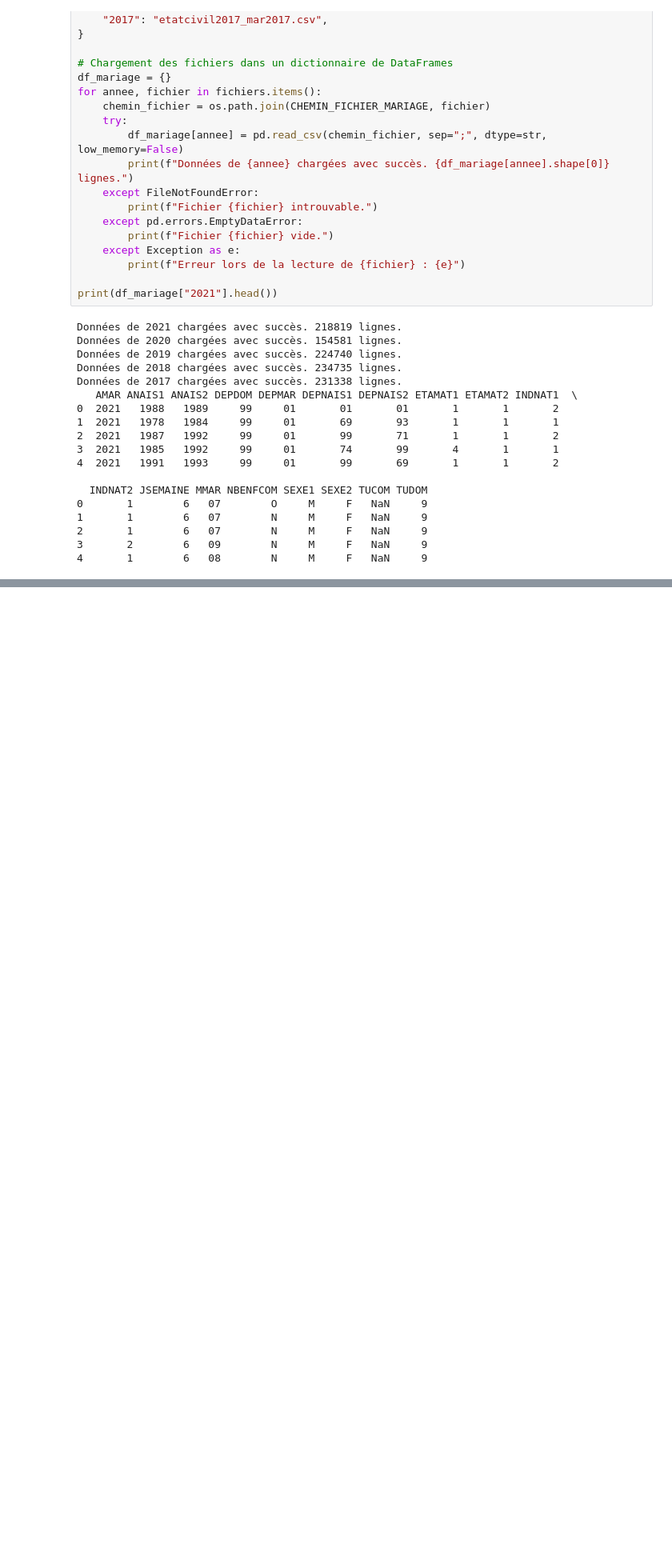
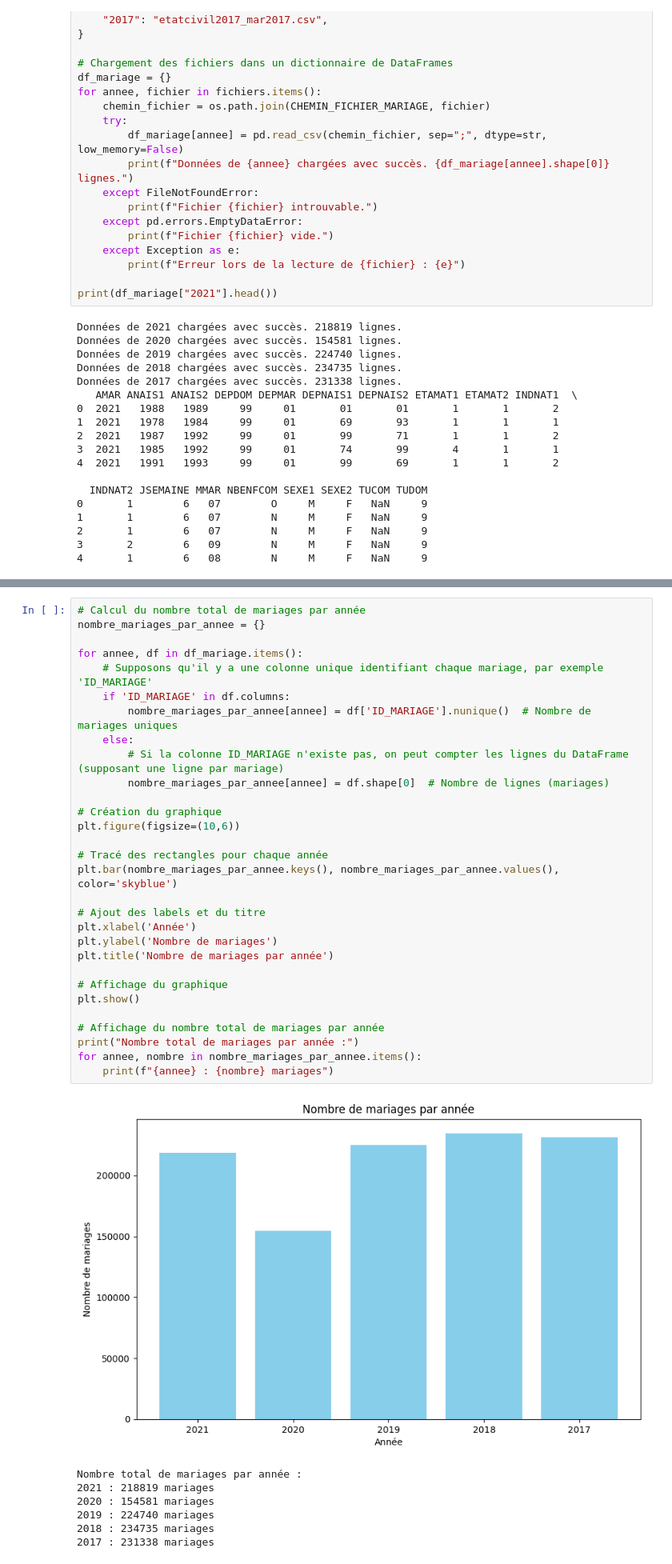
Before and after one commit to marc-awad/big-data-project-python, a Jupyter notebook: awad_marc.ipynb, the cells around one changed output, grey strips where cells are left out. Shown at 80% size. Drawn from its saved outputs; the diff is of its cells as text; blank space fills up the shorter version.

Commit message:
Analyzing mariages

```diff
--- a/awad_marc.ipynb
+++ b/awad_marc.ipynb
@@ -1155,0 +1173,38 @@ Données de 2017 chargées avec succès. 231338 lignes.
+# %%
+# Calcul du nombre total de mariages par année
+nombre_mariages_par_annee = {}
+
+for annee, df in df_mariage.items():
+    # Supposons qu'il y a une colonne unique identifiant chaque mariage, par exemple 'ID_MARIAGE'
+    if 'ID_MARIAGE' in df.columns:
+        nombre_mariages_par_annee[annee] = df['ID_MARIAGE'].nunique()  # Nombre de mariages uniques
+    else:
+        # Si la colonne ID_MARIAGE n'existe pas, on peut compter les lignes du DataFrame (supposant une ligne par mariage)
+        nombre_mariages_par_annee[annee] = df.shape[0]  # Nombre de lignes (mariages)
+
+# Création du graphique
+plt.figure(figsize=(10,6))
+
+# Tracé des rectangles pour chaque année
+plt.bar(nombre_mariages_par_annee.keys(), nombre_mariages_par_annee.values(), color='skyblue')
+
+# Ajout des labels et du titre
+plt.xlabel('Année')
+plt.ylabel('Nombre de mariages')
+plt.title('Nombre de mariages par année')
+
+# Affichage du graphique
+plt.show()
+
+# Affichage du nombre total de mariages par année
+print("Nombre total de mariages par année :")
+for annee, nombre in nombre_mariages_par_annee.items():
+    print(f"{annee} : {nombre} mariages")
+# %% [output]
+[figure, added]
+Nombre total de mariages par année :
+2021 : 218819 mariages
+2020 : 154581 mariages
+2019 : 224740 mariages
+2018 : 234735 mariages
+2017 : 231338 mariages
```
Also changed, not shown: parts of 7 cells of this notebook.
